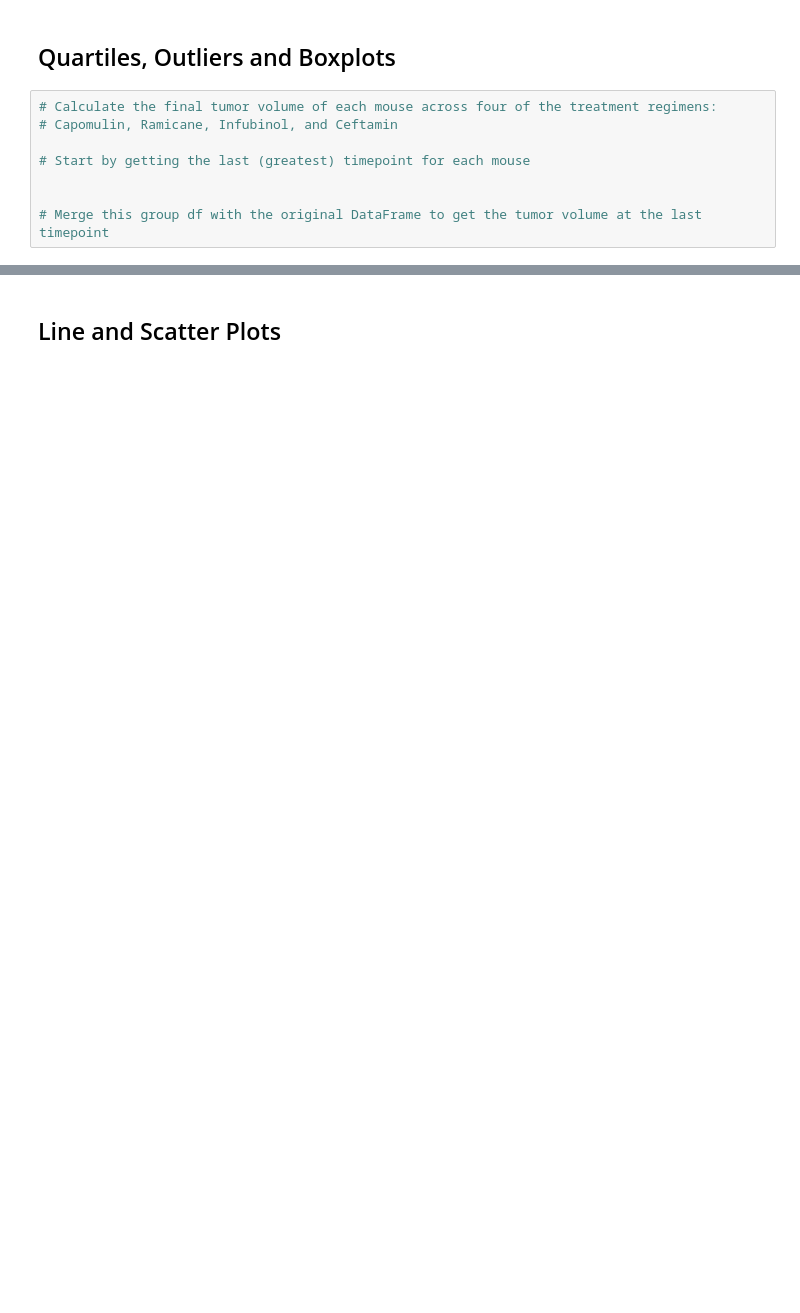
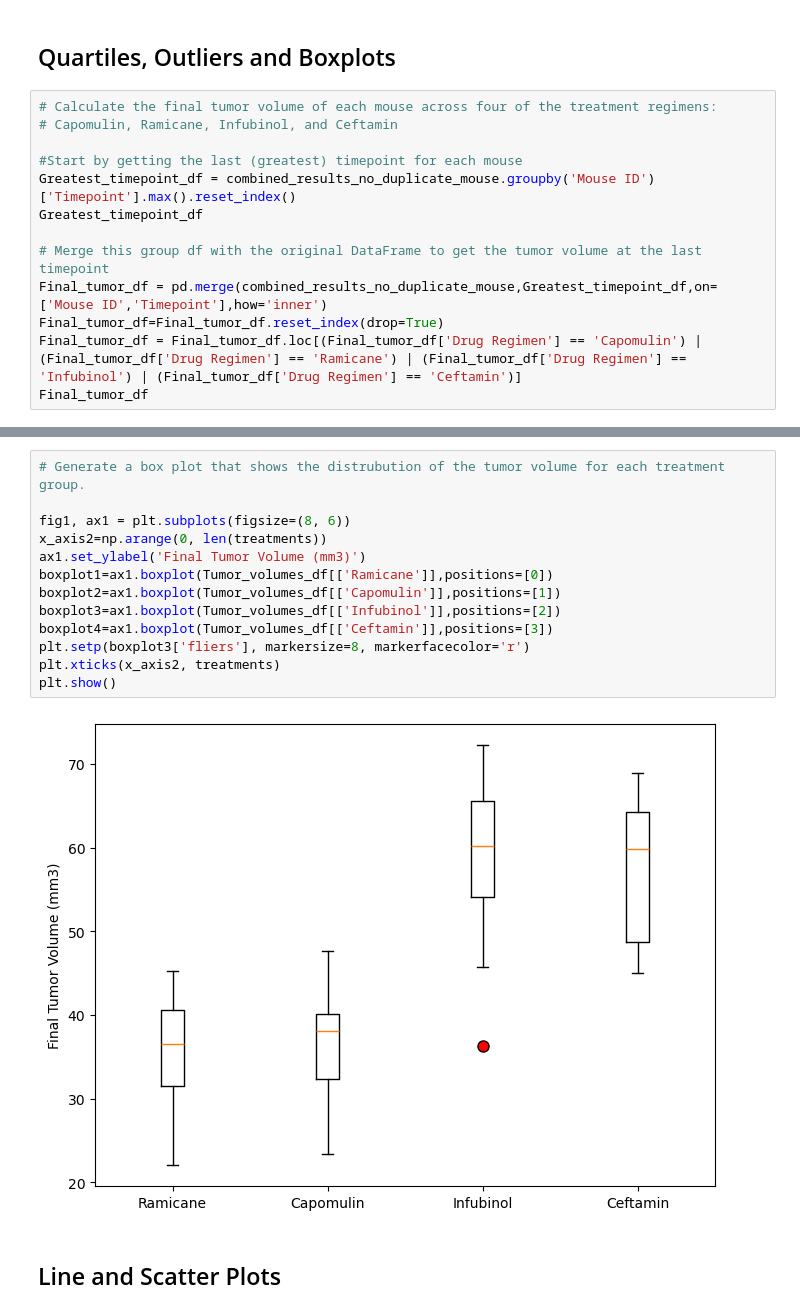
Before and after one commit to DiegoMartorell1620/Module-5-Challenge, a Jupyter notebook: pymaceuticals_starter.ipynb, the cells around one changed output, grey strips where cells are left out. Saved outputs shown, nothing was run; the diff lists cells and outputs as text; blank space fills up the shorter version.

```diff
--- a/pymaceuticals_starter.ipynb
+++ b/pymaceuticals_starter.ipynb
@@ -205,7 +230,12 @@ plt.show()
 # Calculate the final tumor volume of each mouse across four of the treatment regimens:
 # Capomulin, Ramicane, Infubinol, and Ceftamin
 
-# Start by getting the last (greatest) timepoint for each mouse
-
+#Start by getting the last (greatest) timepoint for each mouse
+Greatest_timepoint_df = combined_results_no_duplicate_mouse.groupby('Mouse ID')['Timepoint'].max().reset_index()
+Greatest_timepoint_df
 
 # Merge this group df with the original DataFrame to get the tumor volume at the last timepoint
+Final_tumor_df = pd.merge(combined_results_no_duplicate_mouse,Greatest_timepoint_df,on=['Mouse ID','Timepoint'],how='inner')
+Final_tumor_df=Final_tumor_df.reset_index(drop=True)
+Final_tumor_df = Final_tumor_df.loc[(Final_tumor_df['Drug Regimen'] == 'Capomulin') | (Final_tumor_df['Drug Regimen'] == 'Ramicane') | (Final_tumor_df['Drug Regimen'] == 'Infubinol') | (Final_tumor_df['Drug Regimen'] == 'Ceftamin')]
+Final_tumor_df
@@ -239,2 +317,17 @@ Ceftamin's potential outliers: Series([], Name: Tumor Volume (mm3), dtype: float
+# %%
+# Generate a box plot that shows the distrubution of the tumor volume for each treatment group.
+
+fig1, ax1 = plt.subplots(figsize=(8, 6))
+x_axis2=np.arange(0, len(treatments))
+ax1.set_ylabel('Final Tumor Volume (mm3)')
+boxplot1=ax1.boxplot(Tumor_volumes_df[['Ramicane']],positions=[0])
+boxplot2=ax1.boxplot(Tumor_volumes_df[['Capomulin']],positions=[1])
+boxplot3=ax1.boxplot(Tumor_volumes_df[['Infubinol']],positions=[2])
+boxplot4=ax1.boxplot(Tumor_volumes_df[['Ceftamin']],positions=[3])
+plt.setp(boxplot3['fliers'], markersize=8, markerfacecolor='r')
+plt.xticks(x_axis2, treatments)
+plt.show()
+# %% [output]
+[figure, added]
 # %% [markdown]
 ## Line and Scatter Plots
```
Also changed, not shown: parts of 12 cells of this notebook.
